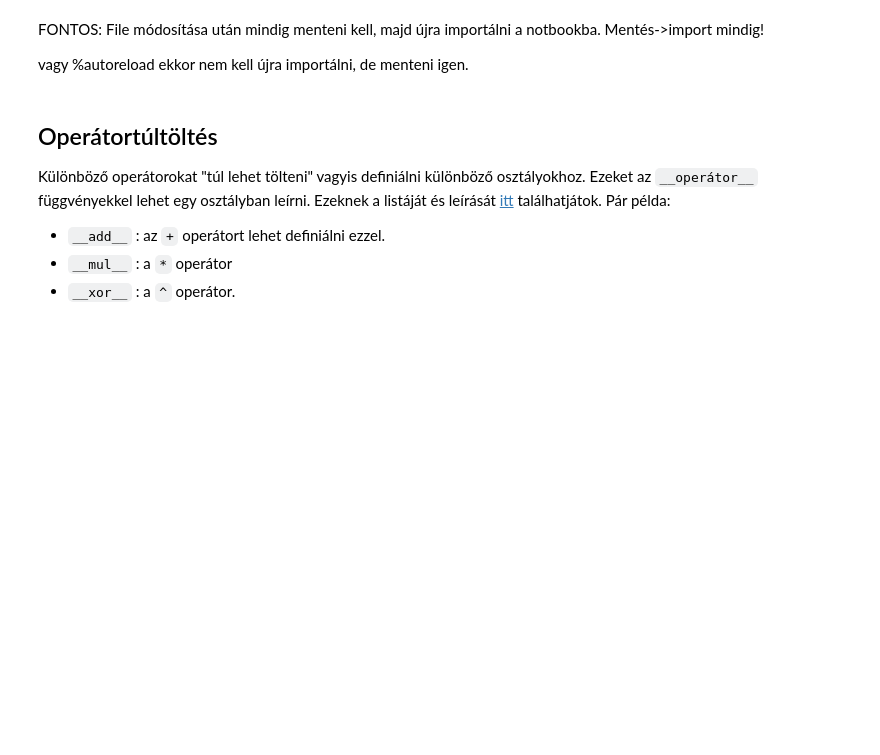
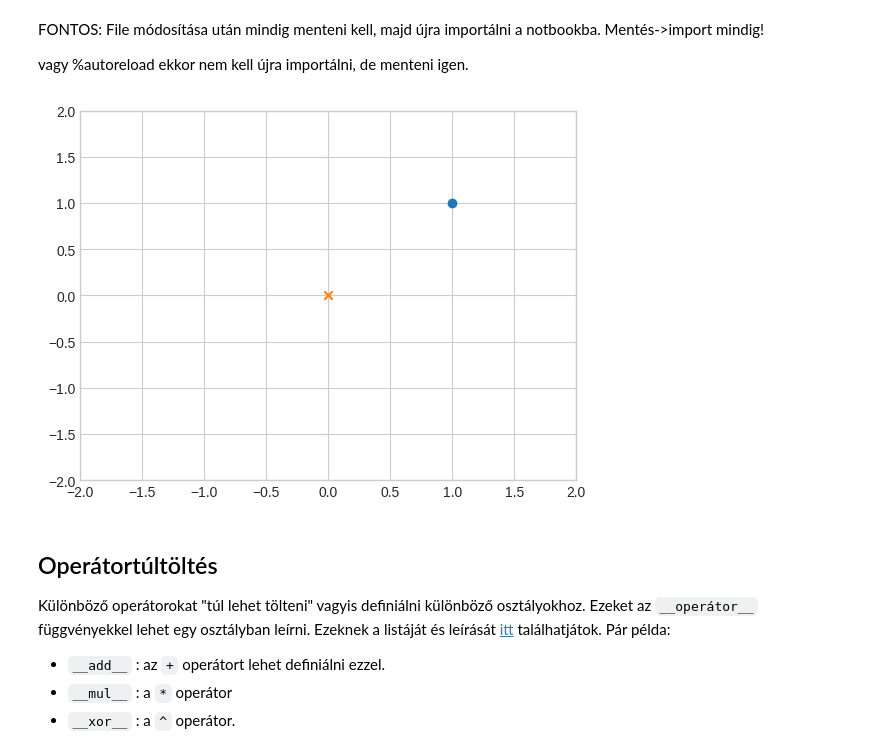
Before and after one commit to kolokcse/MAF_2023, a Jupyter notebook: gyak7/gyak7.ipynb, the cells around one changed output. Cells and saved outputs as stored; diff of their text form; code cells hidden in the pictures; blank space fills up the shorter version.

```diff
--- a/gyak7/gyak7.ipynb
+++ b/gyak7/gyak7.ipynb
@@ -81,6 +113,10 @@ vagy %autoreload ekkor nem kell újra importálni, de menteni igen.
 # %%
 %load_ext autoreload
 %autoreload 2
+# %%
+p.plot_pont()
+# %% [output]
+[figure, added]
 # %% [markdown]
 ## Operátortúltöltés
 Különböző operátorokat "túl lehet tölteni" vagyis definiálni különböző osztályokhoz. Ezeket az `__operátor__` függvényekkel lehet egy osztályban leírni. Ezeknek a listáját és leírását [itt](https://docs.python.org/3/library/operator.html) találhatjátok. Pár példa:
```
Also changed, not shown: parts of 45 cells of this notebook, 7 other files.
